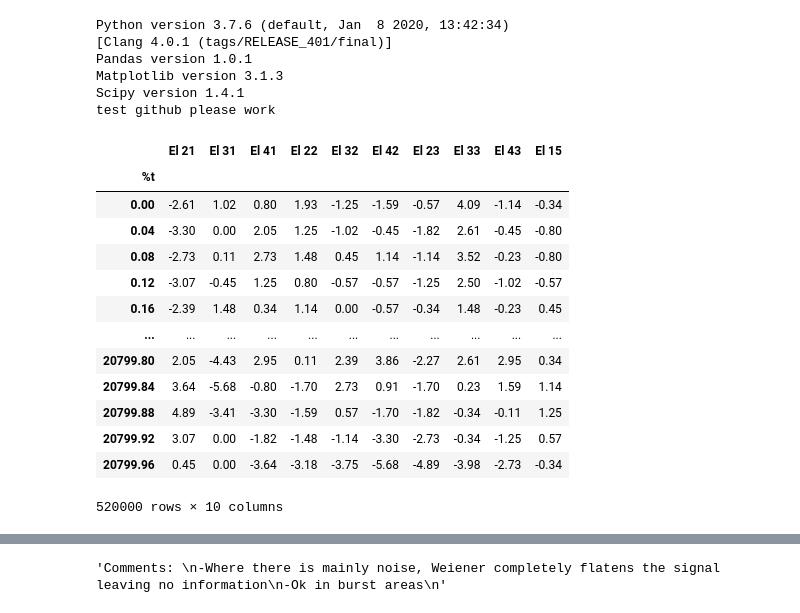
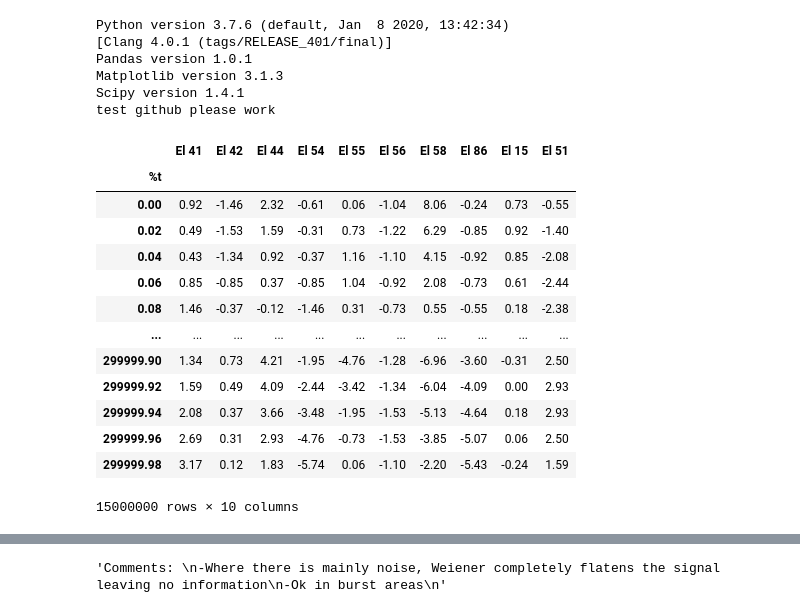
Before and after one commit to Sylvain-Gutierrez/PIR, a Jupyter notebook: affichage_et_debruitage/Bilan_Debruitage_06_04_20_Louise.ipynb, the cells around one changed output, grey strips where cells are left out. Drawn from its saved outputs; the diff is of its cells as text; code cells hidden in the pictures.

```diff
--- a/affichage_et_debruitage/Bilan_Debruitage_06_04_20_Louise.ipynb
+++ b/affichage_et_debruitage/Bilan_Debruitage_06_04_20_Louise.ipynb
@@ -38,31 +38,34 @@ test github please work
 # %%
 # file path of csv file
 #Location = r'/Users/louiseplacidet/Desktop/PIR/Data/data_spikes/E18KABaseline_Bcut.txt'
 
 #Ground All
-Location = r'/Users/louiseplacidet/Desktop/PIR/Data/new_spike_data/newdata/E18KABaseline_BcutV2groundAll.txt'
+#Location = r'/Users/louiseplacidet/Desktop/PIR/Data/new_spike_data/newdata/E18KABaseline_BcutV2groundAll.txt'
+
+Location = r'/Users/louiseplacidet/Desktop/PIR/Data/new_new_spike_data/539W6cbaseRaw.txt'
+
 
 #Ground E15-electrode de référence
 #Location = r'/Users/louiseplacidet/Desktop/PIR/Data/new_spike_data/newdata/E18KABaseline_BcutV2groundE15.txt'
 
 # create dataframe
 df = pd.read_csv(Location, sep='\t',skiprows=[0,1,3] , index_col='%t           ')
 df
 # %% [output]
-|  | El 21 | El 31 | El 41 | El 22 | El 32 | El 42 | El 23 | El 33 | El 43 | El 15 |
+|  | El 41 | El 42 | El 44 | El 54 | El 55 | El 56 | El 58 | El 86 | El 15 | El 51 |
 | %t |  |  |  |  |  |  |  |  |  |  |
-| 0.00 | -2.61 | 1.02 | 0.80 | 1.93 | -1.25 | -1.59 | -0.57 | 4.09 | -1.14 | -0.34 |
-| 0.04 | -3.30 | 0.00 | 2.05 | 1.25 | -1.02 | -0.45 | -1.82 | 2.61 | -0.45 | -0.80 |
-| 0.08 | -2.73 | 0.11 | 2.73 | 1.48 | 0.45 | 1.14 | -1.14 | 3.52 | -0.23 | -0.80 |
-| 0.12 | -3.07 | -0.45 | 1.25 | 0.80 | -0.57 | -0.57 | -1.25 | 2.50 | -1.02 | -0.57 |
-| 0.16 | -2.39 | 1.48 | 0.34 | 1.14 | 0.00 | -0.57 | -0.34 | 1.48 | -0.23 | 0.45 |
+| 0.00 | 0.92 | -1.46 | 2.32 | -0.61 | 0.06 | -1.04 | 8.06 | -0.24 | 0.73 | -0.55 |
+| 0.02 | 0.49 | -1.53 | 1.59 | -0.31 | 0.73 | -1.22 | 6.29 | -0.85 | 0.92 | -1.40 |
+| 0.04 | 0.43 | -1.34 | 0.92 | -0.37 | 1.16 | -1.10 | 4.15 | -0.92 | 0.85 | -2.08 |
+| 0.06 | 0.85 | -0.85 | 0.37 | -0.85 | 1.04 | -0.92 | 2.08 | -0.73 | 0.61 | -2.44 |
+| 0.08 | 1.46 | -0.37 | -0.12 | -1.46 | 0.31 | -0.73 | 0.55 | -0.55 | 0.18 | -2.38 |
 | ... | ... | ... | ... | ... | ... | ... | ... | ... | ... | ... |
-| 20799.80 | 2.05 | -4.43 | 2.95 | 0.11 | 2.39 | 3.86 | -2.27 | 2.61 | 2.95 | 0.34 |
-| 20799.84 | 3.64 | -5.68 | -0.80 | -1.70 | 2.73 | 0.91 | -1.70 | 0.23 | 1.59 | 1.14 |
-| 20799.88 | 4.89 | -3.41 | -3.30 | -1.59 | 0.57 | -1.70 | -1.82 | -0.34 | -0.11 | 1.25 |
-| 20799.92 | 3.07 | 0.00 | -1.82 | -1.48 | -1.14 | -3.30 | -2.73 | -0.34 | -1.25 | 0.57 |
-| 20799.96 | 0.45 | 0.00 | -3.64 | -3.18 | -3.75 | -5.68 | -4.89 | -3.98 | -2.73 | -0.34 |
+| 299999.90 | 1.34 | 0.73 | 4.21 | -1.95 | -4.76 | -1.28 | -6.96 | -3.60 | -0.31 | 2.50 |
+| 299999.92 | 1.59 | 0.49 | 4.09 | -2.44 | -3.42 | -1.34 | -6.04 | -4.09 | 0.00 | 2.93 |
+| 299999.94 | 2.08 | 0.37 | 3.66 | -3.48 | -1.95 | -1.53 | -5.13 | -4.64 | 0.18 | 2.93 |
+| 299999.96 | 2.69 | 0.31 | 2.93 | -4.76 | -0.73 | -1.53 | -3.85 | -5.07 | 0.06 | 2.50 |
+| 299999.98 | 3.17 | 0.12 | 1.83 | -5.74 | 0.06 | -1.10 | -2.20 | -5.43 | -0.24 | 1.59 |
-520000 rows × 10 columns
+15000000 rows × 10 columns
 # %%
 ########################################################################
 ###  SIGNAL ORIGINAL
```
Also changed, not shown: parts of 2 cells of this notebook, 5 other files.
